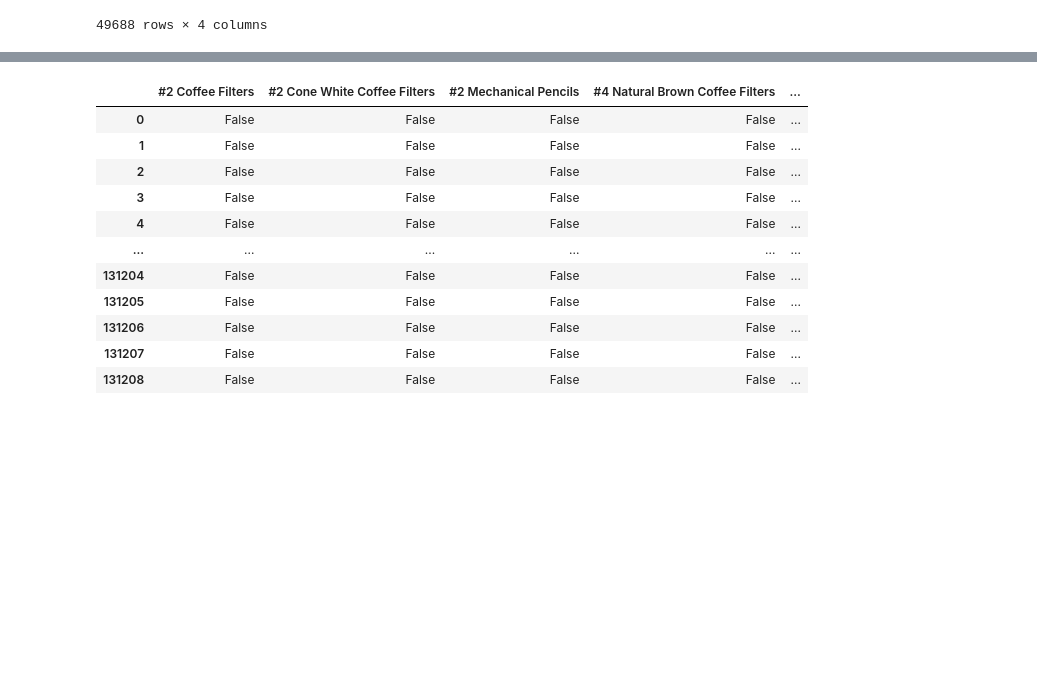
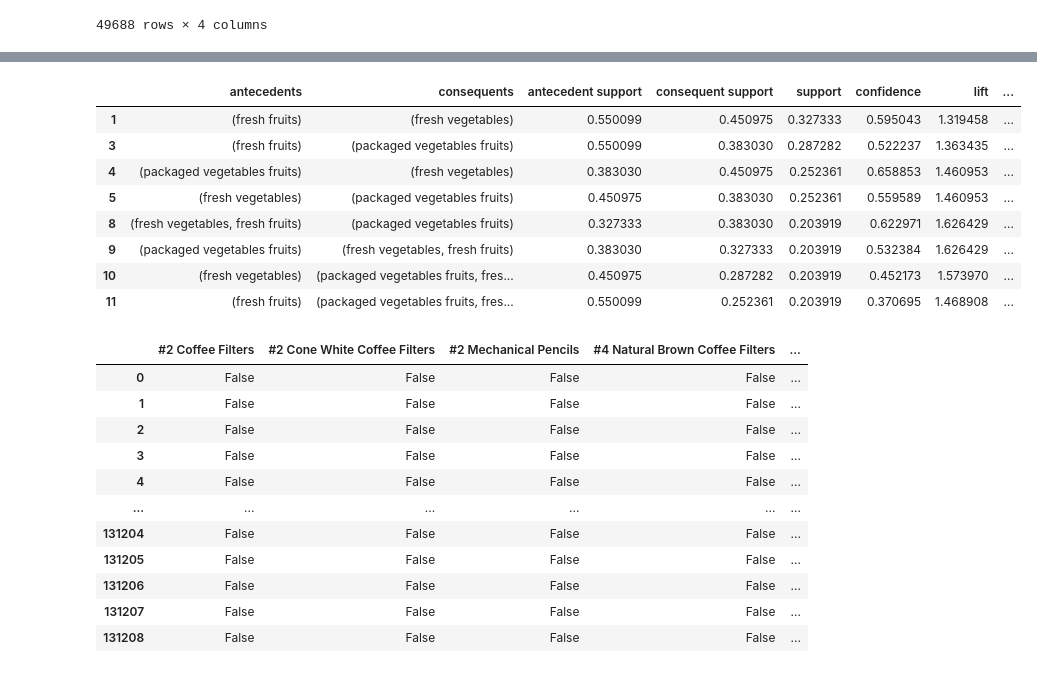
Before and after one commit to ozgeozkul/Market_Basket_Analysis, a Jupyter notebook: notebooks/Data_Analysis.ipynb, the cells around one changed output, grey strips where cells are left out. Saved outputs shown, nothing was run; the diff lists cells and outputs as text; code cells hidden in the pictures; blank space fills up the shorter version.

```diff
--- a/notebooks/Data_Analysis.ipynb
+++ b/notebooks/Data_Analysis.ipynb
@@ -162,0 +196,8 @@ order_products__train3.to_csv("/Users/ozge/Desktop/Market_Basket_Analysis/notebo
+# %%
+#Apriori
+df_encoded_aisle=pd.read_csv("/Users/ozge/Desktop/Market_Basket_Analysis/notebooks/df_encoded_aisle.txt", sep='\t')
+frequent_itemset_aisle=pd.DataFrame(apriori(df_encoded_aisle, min_support=0.02, use_colnames=True)).sort_values(by='support', ascending=False)
+frequent_itemset_aisle['length']=frequent_itemset_aisle['itemsets'].apply(len)
+frequent_itemset_aisle
+
+#frequent_itemset.to_csv("/Users/ozge/Desktop/Market_Basket_Analysis/notebooks/frequent_itemset.txt", sep='\t',index=False)
@@ -163 +218,16 @@ order_products__train3.to_csv("/Users/ozge/Desktop/Market_Basket_Analysis/notebo
+# %%
+#Rule Association Aisle
+
+rules_aisle=association_rules(frequent_itemset_aisle, metric="confidence", min_threshold=0.001)
+rules_aisle[(rules_aisle['confidence']<0.7) & (rules_aisle['support']>0.2)].sort_values(by='support', ascending=False)
+# %% [output]
+|  | antecedents | consequents | antecedent support | consequent support | support | confidence | lift | ... |
+| 1 | (fresh fruits) | (fresh vegetables) | 0.550099 | 0.450975 | 0.327333 | 0.595043 | 1.319458 | ... |
+| 3 | (fresh fruits) | (packaged vegetables fruits) | 0.550099 | 0.383030 | 0.287282 | 0.522237 | 1.363435 | ... |
+| 4 | (packaged vegetables fruits) | (fresh vegetables) | 0.383030 | 0.450975 | 0.252361 | 0.658853 | 1.460953 | ... |
+| 5 | (fresh vegetables) | (packaged vegetables fruits) | 0.450975 | 0.383030 | 0.252361 | 0.559589 | 1.460953 | ... |
+| 8 | (fresh vegetables, fresh fruits) | (packaged vegetables fruits) | 0.327333 | 0.383030 | 0.203919 | 0.622971 | 1.626429 | ... |
+| 9 | (packaged vegetables fruits) | (fresh vegetables, fresh fruits) | 0.383030 | 0.327333 | 0.203919 | 0.532384 | 1.626429 | ... |
+| 10 | (fresh vegetables) | (packaged vegetables fruits, fres... | 0.450975 | 0.287282 | 0.203919 | 0.452173 | 1.573970 | ... |
+| 11 | (fresh fruits) | (packaged vegetables fruits, fres... | 0.550099 | 0.252361 | 0.203919 | 0.370695 | 1.468908 | ... |
 # %%
```
Also changed, not shown: parts of 13 cells of this notebook, 1 other file.
